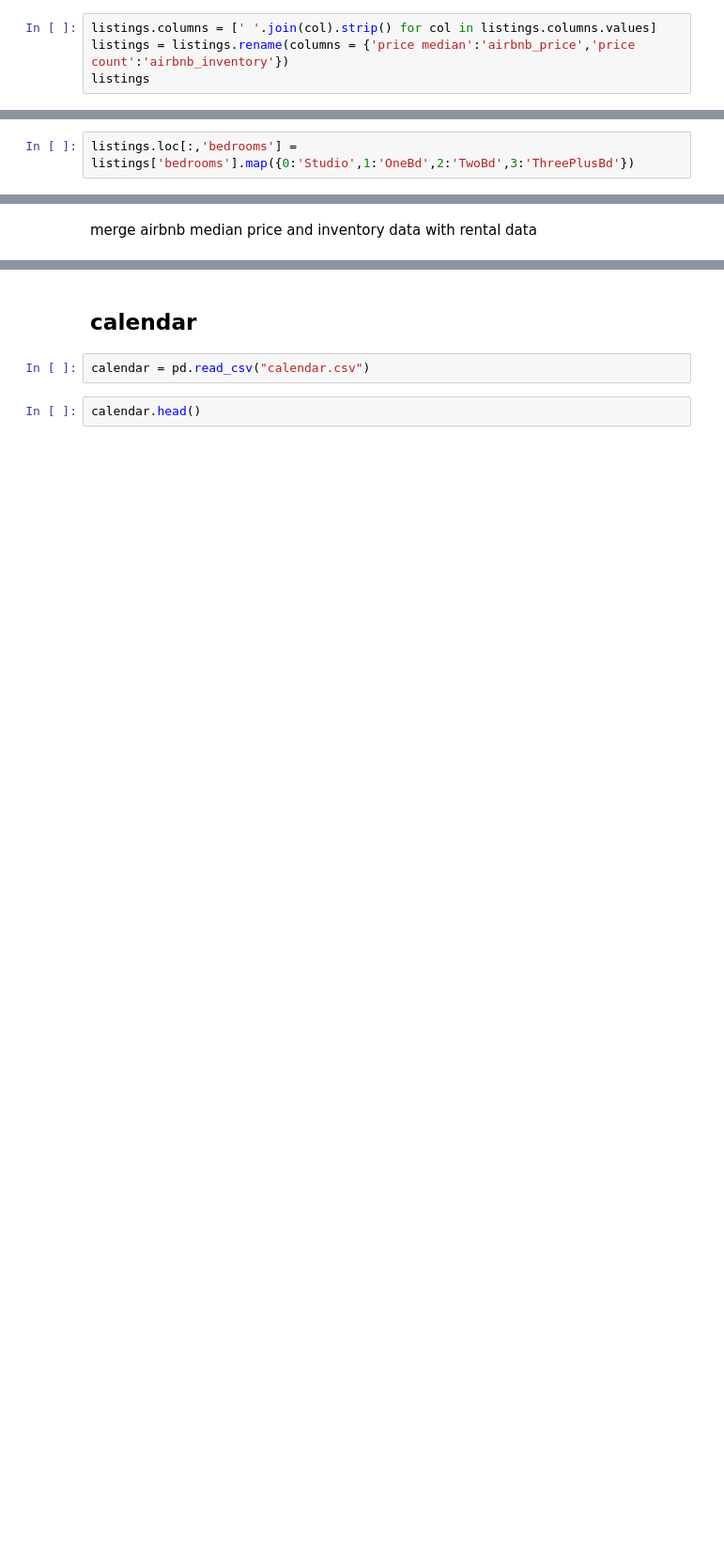
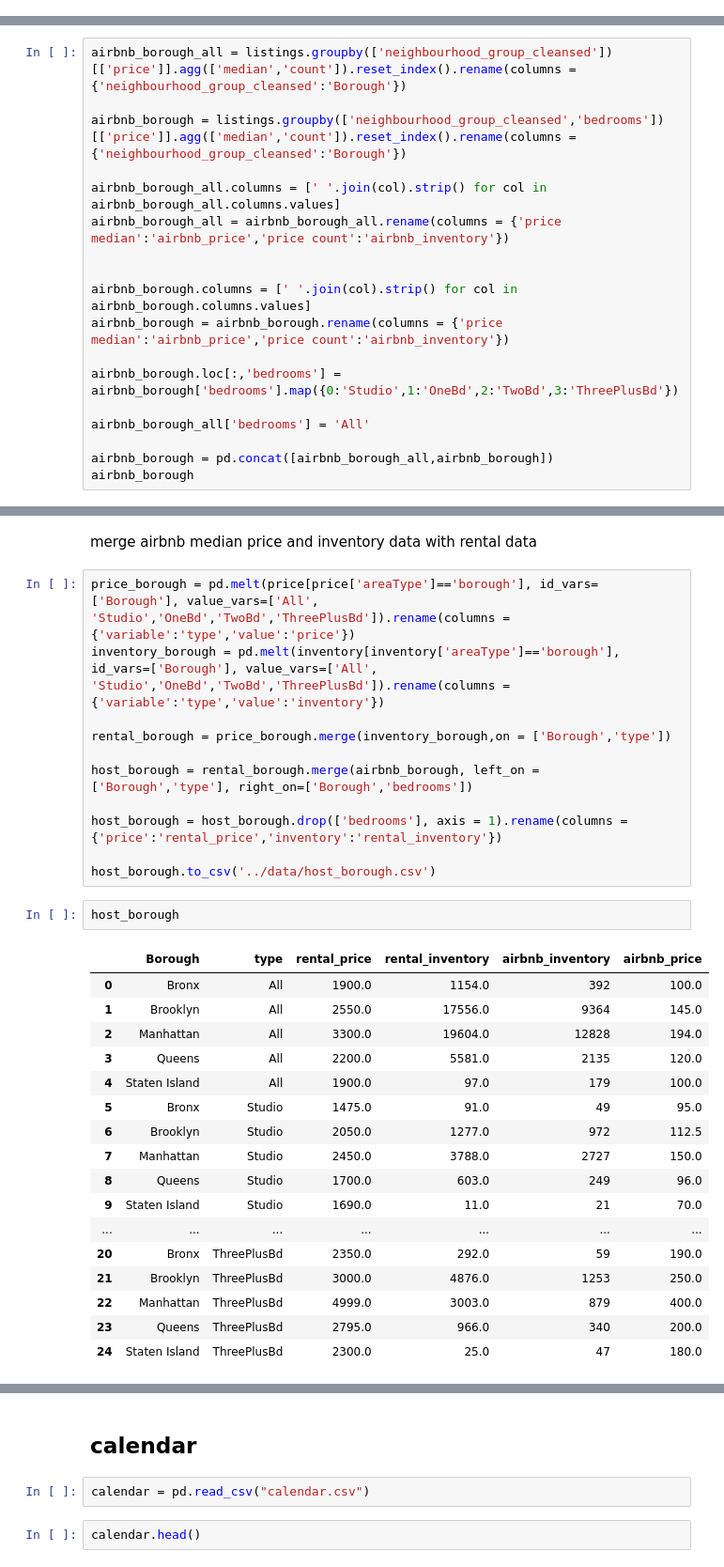
Before and after one commit to wuzheyu/airnalysis, a Jupyter notebook: analysis/host_datacleaning.ipynb, the cells around one changed output, grey strips where cells are left out. Shown at 94% size. Saved outputs shown, nothing was run; the diff lists cells and outputs as text; blank space fills up the shorter version.

```diff
--- a/analysis/host_datacleaning.ipynb
+++ b/analysis/host_datacleaning.ipynb
@@ -193,4 +167,0 @@ airbnb_all = airbnb_all.rename(columns = {'price median':'airbnb_price','price c
-# %%
-listings.columns = [' '.join(col).strip() for col in listings.columns.values]
-listings = listings.rename(columns = {'price median':'airbnb_price','price count':'airbnb_inventory'})
-listings
@@ -215,2 +167,0 @@ listings
-# %%
-listings.loc[:,'bedrooms'] = listings['bedrooms'].map({0:'Studio',1:'OneBd',2:'TwoBd',3:'ThreePlusBd'})
@@ -246,0 +178,18 @@ airbnb
+# %%
+airbnb_borough_all = listings.groupby(['neighbourhood_group_cleansed'])[['price']].agg(['median','count']).reset_index().rename(columns = {'neighbourhood_group_cleansed':'Borough'})
+
+airbnb_borough = listings.groupby(['neighbourhood_group_cleansed','bedrooms'])[['price']].agg(['median','count']).reset_index().rename(columns = {'neighbourhood_group_cleansed':'Borough'})
+
+airbnb_borough_all.columns = [' '.join(col).strip() for col in airbnb_borough_all.columns.values]
+airbnb_borough_all = airbnb_borough_all.rename(columns = {'price median':'airbnb_price','price count':'airbnb_inventory'})
+
+
+airbnb_borough.columns = [' '.join(col).strip() for col in airbnb_borough.columns.values]
+airbnb_borough = airbnb_borough.rename(columns = {'price median':'airbnb_price','price count':'airbnb_inventory'})
+
+airbnb_borough.loc[:,'bedrooms'] = airbnb_borough['bedrooms'].map({0:'Studio',1:'OneBd',2:'TwoBd',3:'ThreePlusBd'})
+
+airbnb_borough_all['bedrooms'] = 'All'
+
+airbnb_borough = pd.concat([airbnb_borough_all,airbnb_borough])
+airbnb_borough
@@ -247,3 +211,34 @@ airbnb
 # %% [markdown]
 merge airbnb median price and inventory data with rental data
+# %%
+price_borough = pd.melt(price[price['areaType']=='borough'], id_vars=['Borough'], value_vars=['All', 'Studio','OneBd','TwoBd','ThreePlusBd']).rename(columns = {'variable':'type','value':'price'})
+inventory_borough = pd.melt(inventory[inventory['areaType']=='borough'], id_vars=['Borough'], value_vars=['All', 'Studio','OneBd','TwoBd','ThreePlusBd']).rename(columns = {'variable':'type','value':'inventory'})
+
+rental_borough = price_borough.merge(inventory_borough,on = ['Borough','type'])
+
+host_borough = rental_borough.merge(airbnb_borough, left_on = ['Borough','type'], right_on=['Borough','bedrooms'])
+
+host_borough = host_borough.drop(['bedrooms'], axis = 1).rename(columns = {'price':'rental_price','inventory':'rental_inventory'})
+
+host_borough.to_csv('../data/host_borough.csv')
+# %%
+host_borough
+# %% [output]
+|  | Borough | type | rental_price | rental_inventory | airbnb_inventory | airbnb_price |
+| 0 | Bronx | All | 1900.0 | 1154.0 | 392 | 100.0 |
+| 1 | Brooklyn | All | 2550.0 | 17556.0 | 9364 | 145.0 |
+| 2 | Manhattan | All | 3300.0 | 19604.0 | 12828 | 194.0 |
+| 3 | Queens | All | 2200.0 | 5581.0 | 2135 | 120.0 |
+| 4 | Staten Island | All | 1900.0 | 97.0 | 179 | 100.0 |
+| 5 | Bronx | Studio | 1475.0 | 91.0 | 49 | 95.0 |
+| 6 | Brooklyn | Studio | 2050.0 | 1277.0 | 972 | 112.5 |
+| 7 | Manhattan | Studio | 2450.0 | 3788.0 | 2727 | 150.0 |
+| 8 | Queens | Studio | 1700.0 | 603.0 | 249 | 96.0 |
+| 9 | Staten Island | Studio | 1690.0 | 11.0 | 21 | 70.0 |
+| ... | ... | ... | ... | ... | ... | ... |
+| 20 | Bronx | ThreePlusBd | 2350.0 | 292.0 | 59 | 190.0 |
+| 21 | Brooklyn | ThreePlusBd | 3000.0 | 4876.0 | 1253 | 250.0 |
+| 22 | Manhattan | ThreePlusBd | 4999.0 | 3003.0 | 879 | 400.0 |
+| 23 | Queens | ThreePlusBd | 2795.0 | 966.0 | 340 | 200.0 |
+| 24 | Staten Island | ThreePlusBd | 2300.0 | 25.0 | 47 | 180.0 |
 # %%
```
Also changed, not shown: parts of 20 cells of this notebook, 6 other files.
